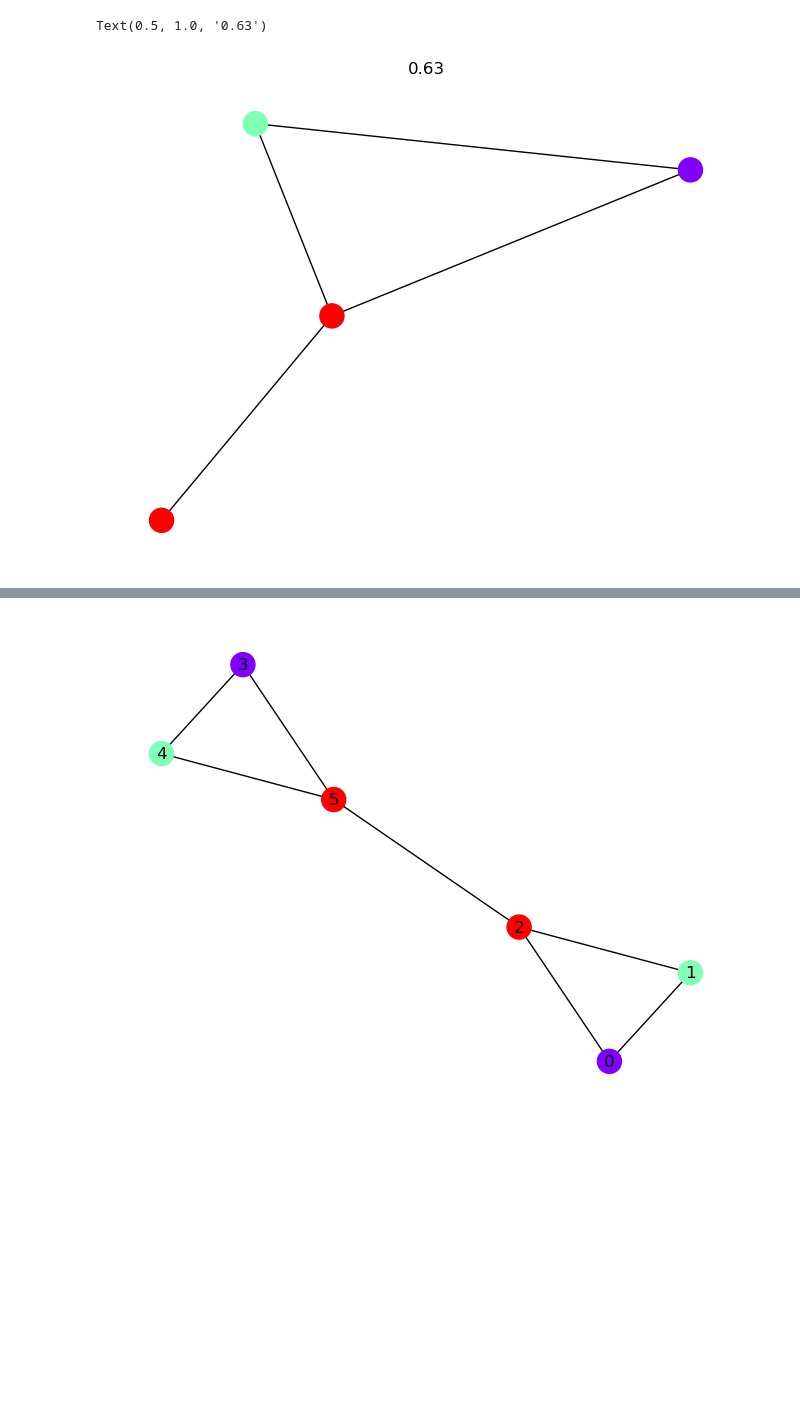
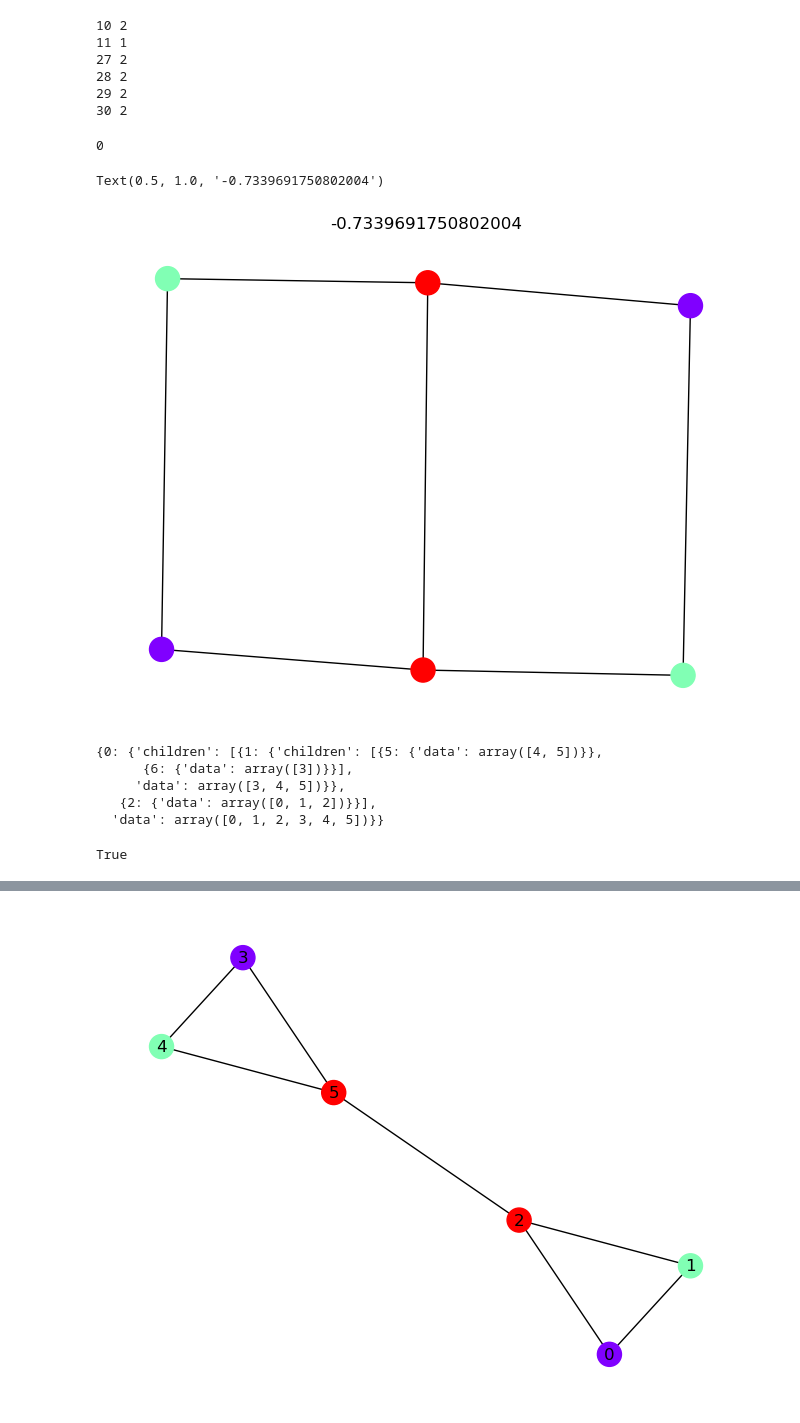
Before and after one commit to coryglover/NetDesign, a Jupyter notebook: notebooks/mcmc.ipynb, the cells around one changed output, grey strips where cells are left out. Cells and saved outputs as stored; diff of their text form; code cells hidden in the pictures; blank space fills up the shorter version.

Commit message:
mcmc running

```diff
--- a/notebooks/mcmc.ipynb
+++ b/notebooks/mcmc.ipynb
@@ -28,5 +29,3 @@ at.draw_network(target,X,with_labels=True)
 ex0 = mcmc.AssemblyTree(target, X, O, capacity)
 # %%
 mcmc_attempt0 = mcmc.DesignMCMC(ex0)
-# %%
-samples, log_p = mcmc_attempt0.run_mcmc(10)
@@ -52,0 +36,2 @@ np.float64(-inf)
+# %%
+mcmc_attempt0.run_mcmc(50, verbose=True)
@@ -53,6 +73,20 @@ np.float64(-inf)
+# %%
+for s in np.where(np.array(mcmc_attempt0.log_p) == np.max(mcmc_attempt0.log_p))[0]:
+    print(s,mcmc_attempt0.samples[s].Tree.depth())
+# %% [output]
+10 2
+11 1
+27 2
+28 2
+29 2
+30 2
+# %%
+mcmc_attempt0.samples[17].Tree.show()
+# %% [output]
+0
 # %%
-at.draw_network(samples[0].Tree.get_node(1).data.subgraph[1],X)
-plt.title(samples[0].Tree.get_node(1).data.p[1])
+at.draw_network(mcmc_attempt0.samples[np.argsort(mcmc_attempt0.log_p)[17]].Tree.get_node(0).data.subgraph[0],X)
+plt.title(np.log(sum(mcmc_attempt0.samples[np.argsort(mcmc_attempt0.log_p)[17]].Tree.get_node(0).data.p)))
 # %% [output]
-Text(0.5, 1.0, '0.63')
+Text(0.5, 1.0, '-0.7339691750802004')
-[figure, old version]
+[figure, new version]
@@ -62,0 +93,15 @@ test = nx.compose(test,ex0.Tree.get_node(4).data.subgraph[0])
+# %%
+unique_dicts = []
+tree_dict = mcmc_attempt0.samples[-1].Tree.to_dict(with_data=True)
+expand_tree(tree_dict)
+unique_dicts.append(tree_dict)
+# %% [output]
+{0: {'children': [{1: {'children': [{5: {'data': array([4, 5])}},
+      {6: {'data': array([3])}}],
+     'data': array([3, 4, 5])}},
+   {2: {'data': array([0, 1, 2])}}],
+  'data': array([0, 1, 2, 3, 4, 5])}}
+# %%
+tree_dict in unique_dicts
+# %% [output]
+True
```
Also changed, not shown: parts of 13 cells of this notebook, 2 other files.
